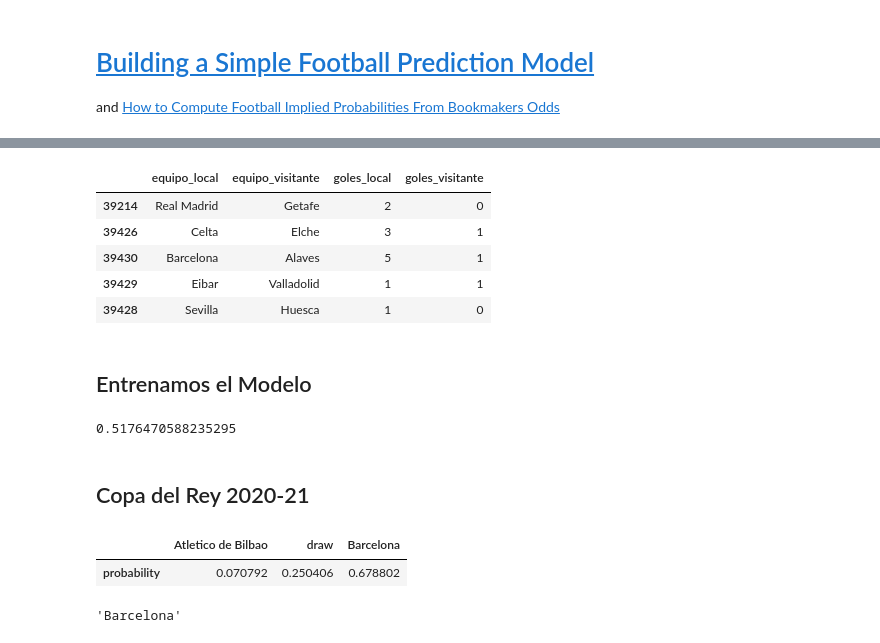
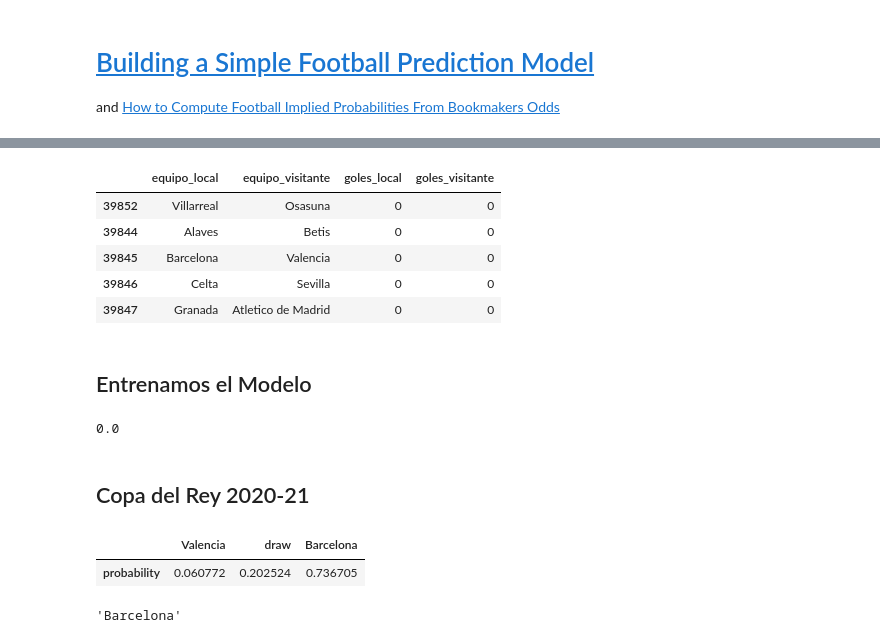
Before and after one commit to tonirodriguez/octopy, a Jupyter notebook: octopy/Liga.ipynb, the cells around one changed output, grey strips where cells are left out. Cells and saved outputs as stored; diff of their text form; code cells hidden in the pictures.

```diff
--- a/octopy/Liga.ipynb
+++ b/octopy/Liga.ipynb
@@ -25,9 +25,10 @@ def leer_partidos(con):
     partidos = pd.read_sql_query('SELECT * FROM partidos', con) #, index_col='fecha')
     return partidos
 
-cur, con = connect_database('../../Clasificacion.v2.db')
+cur, con = connect_database('../../Clasificacion.db')
 
 partidos = leer_partidos(con)
 # %%
 partidos['timestamp'] = partidos['timestamp'].map(lambda X: datetime.fromtimestamp(int(X)).date())
 partidos['fecha'] = partidos['timestamp']
+partidos = partidos.sort_values(by='fecha')
@@ -36,11 +75,11 @@ partidos = partidos.sort_values(by='fecha')
 part_test = partidos[partidos['division'] == 1]
 
 # Test Set
-part_test = part_test[part_test['fecha'] > date(2021, 2, 8)]
+part_test = part_test[part_test['fecha'] >= date(2021, 10, 6)]
 
 # Train Set
 partidos = partidos[partidos['fecha'] > date(2019, 8, 1)]
-partidos = partidos[partidos['fecha'] < date(2021, 2, 8)]
+partidos = partidos[partidos['fecha'] < date(2021, 10, 6)]
 # %%
 train = partidos.filter(['equipo_local', 'equipo_visitante', 'goles_local', 'goles_visitante'])
 test = part_test.filter(['equipo_local', 'equipo_visitante', 'goles_local', 'goles_visitante'])
@@ -50,11 +89,11 @@ equipos = train['equipo_local'].unique()
 test.head()
 # %% [output]
 |  | equipo_local | equipo_visitante | goles_local | goles_visitante |
-| 39214 | Real Madrid | Getafe | 2 | 0 |
-| 39426 | Celta | Elche | 3 | 1 |
-| 39430 | Barcelona | Alaves | 5 | 1 |
-| 39429 | Eibar | Valladolid | 1 | 1 |
-| 39428 | Sevilla | Huesca | 1 | 0 |
+| 39852 | Villarreal | Osasuna | 0 | 0 |
+| 39844 | Alaves | Betis | 0 | 0 |
+| 39845 | Barcelona | Valencia | 0 | 0 |
+| 39846 | Celta | Sevilla | 0 | 0 |
+| 39847 | Granada | Atletico de Madrid | 0 | 0 |
 # %% [markdown]
 ## Entrenamos el Modelo
 # %%
@@ -82,12 +121,12 @@ test['correct'] = test.apply(lambda row: correct(row), axis=1)
 # %%
 accuracy_score(test.real_winner, test.forecast_winner)
 # %% [output]
-0.5176470588235295
+0.0
 # %% [markdown]
 ## Copa del Rey 2020-21
 # %%
-model.predict_proba('Barcelona', 'Atletico de Bilbao')
+model.predict_proba('Barcelona', 'Valencia')
 # %% [output]
-|  | Atletico de Bilbao | draw | Barcelona |
-| probability | 0.070792 | 0.250406 | 0.678802 |
+|  | Valencia | draw | Barcelona |
+| probability | 0.060772 | 0.202524 | 0.736705 |
 # %%
```
Also changed, not shown: parts of 16 cells of this notebook, 4 other files.
